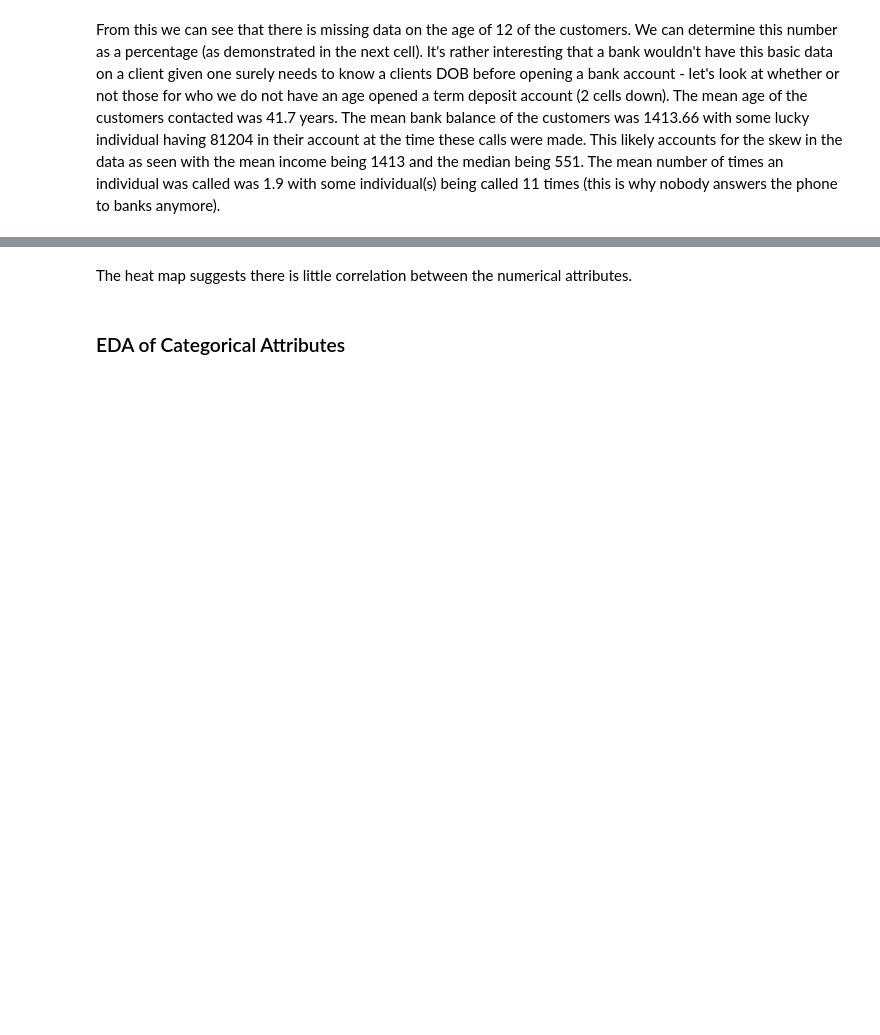
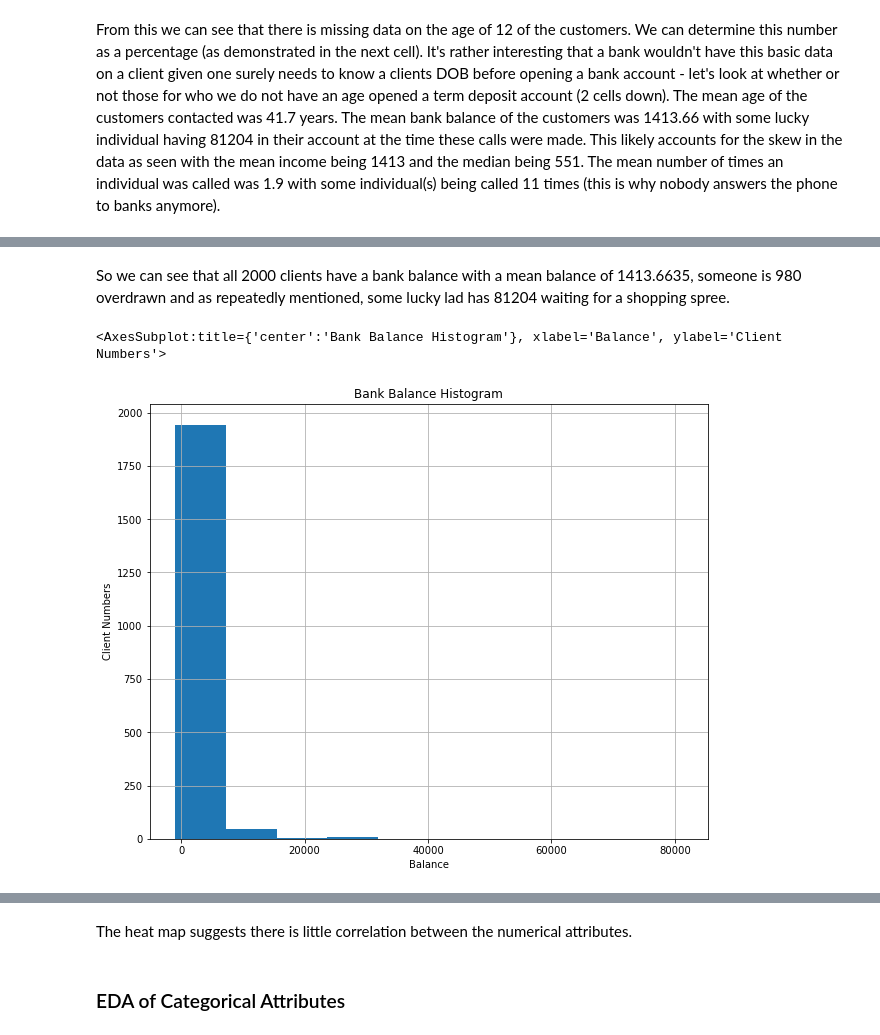
Before and after one commit to darren-king/Exploratory-Data-Analysis, a Jupyter notebook: etivity1.ipynb, the cells around one changed output, grey strips where cells are left out. Drawn from its saved outputs; the diff is of its cells as text; code cells hidden in the pictures; blank space fills up the shorter version.

Commit message:
EDA Numerical Data
Addition of analysis of bank balances with graphing.

```diff
--- a/etivity1.ipynb
+++ b/etivity1.ipynb
@@ -143,0 +169,13 @@ sns.heatmap(df.corr());
+# %% [markdown]
+So we can see that all 2000 clients have a bank balance with a mean balance of 1413.6635, someone is 980 overdrawn and as repeatedly mentioned, some lucky lad has 81204 waiting for a shopping spree.
+# %%
+#What does this look like as a histogram?
+
+fig, ax = plt.subplots(figsize=(10,8))
+ax.set_title('Bank Balance Histogram')
+ax.set_xlabel("Balance")
+ax.set_ylabel("Client Numbers")
+df.balance.hist(ax=ax)
+# %% [output]
+<AxesSubplot:title={'center':'Bank Balance Histogram'}, xlabel='Balance', ylabel='Client Numbers'>
+[figure, added]
```
Also changed, not shown: parts of 53 cells of this notebook.
